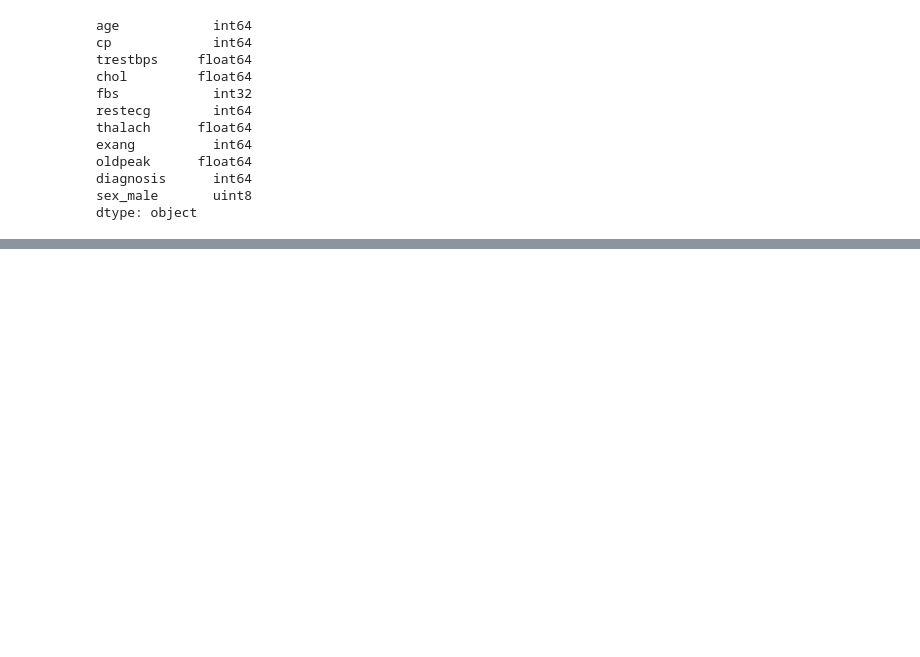
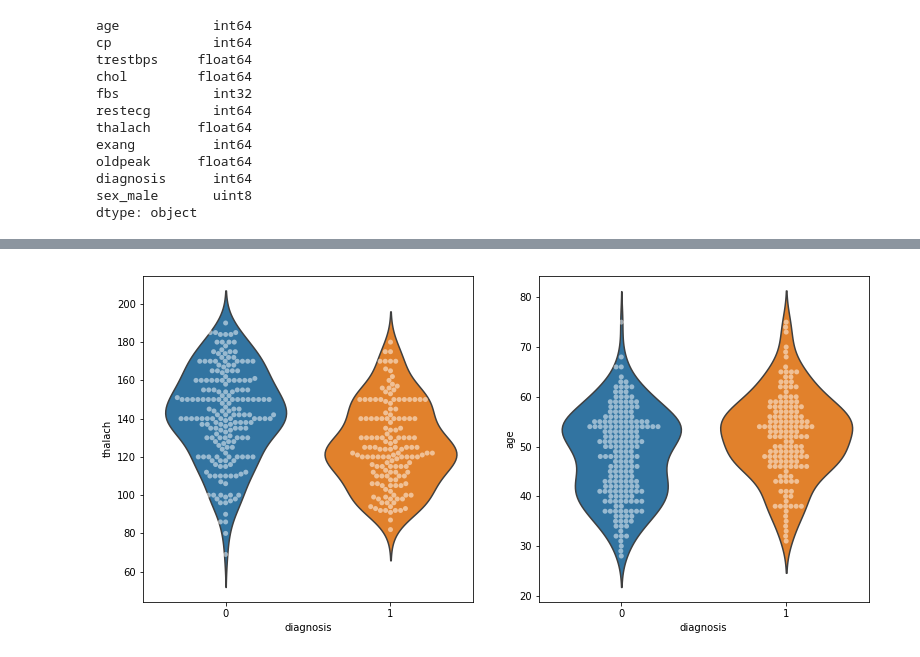
Before and after one commit to AnatolyKarpov/bio_ml_2019, a Jupyter notebook: olebedenko_2029637/hw_1/switz_handling.ipynb, the cells around one changed output, grey strips where cells are left out. Cells and saved outputs as stored; diff of their text form; code cells hidden in the pictures; blank space fills up the shorter version.

```diff
--- a/olebedenko_2029637/hw_1/switz_handling.ipynb
+++ b/olebedenko_2029637/hw_1/switz_handling.ipynb
@@ -129 +132,12 @@ plt.show()
+# %%
+plt.figure(figsize=(13,6))
+plt.subplot(121)
+sns.violinplot(x="diagnosis", y="thalach", data=df, inner=None)
+sns.swarmplot(x='diagnosis', y='thalach', data=df, color='w', alpha=0.5)
+plt.subplot(122)
+sns.violinplot(x="diagnosis", y="age", data=df, inner=None)
+sns.swarmplot(x='diagnosis', y='age', data=df, color='w', alpha=0.5)
+plt.show()
+# %% [output]
+[figure, added]
 # %%
```
Also changed, not shown: parts of 17 cells of this notebook.
